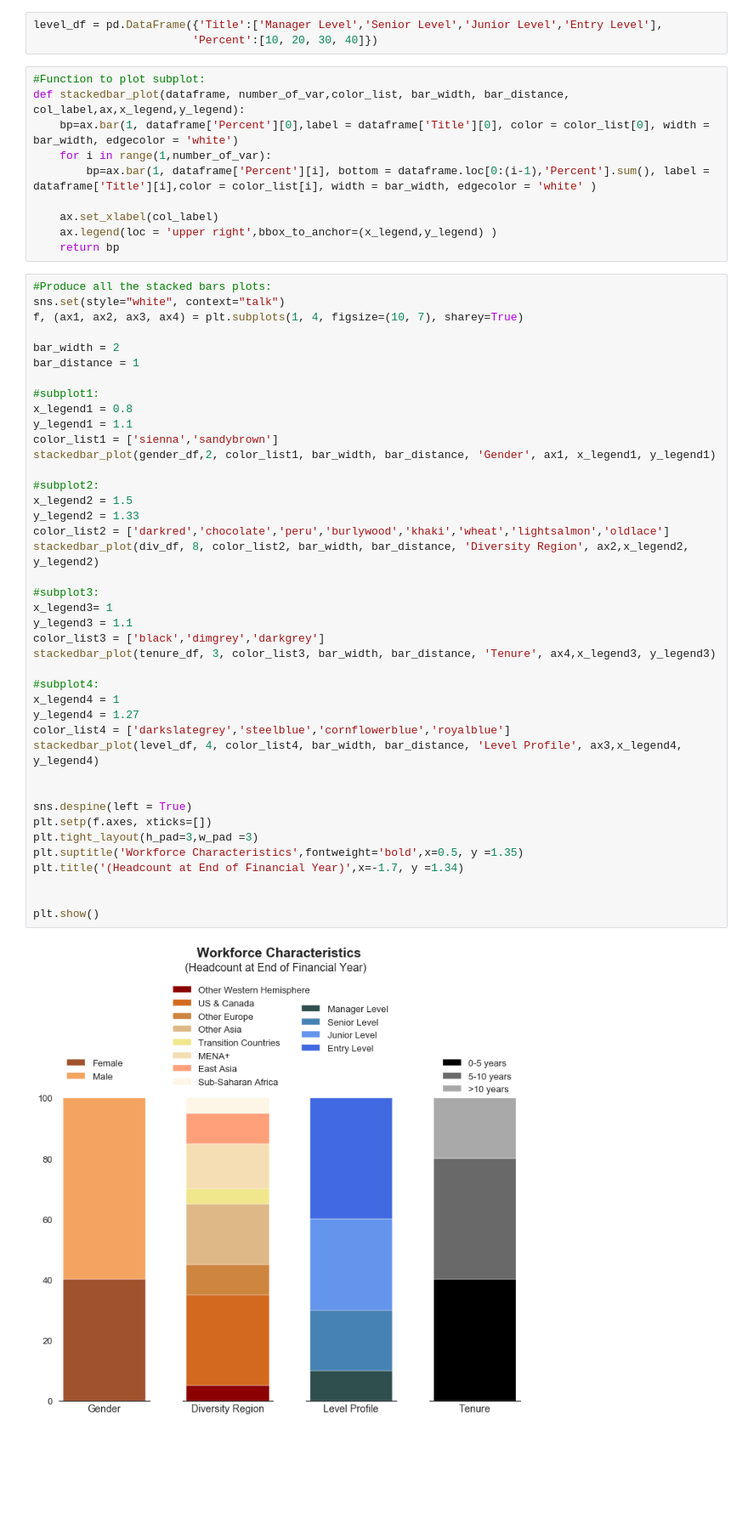
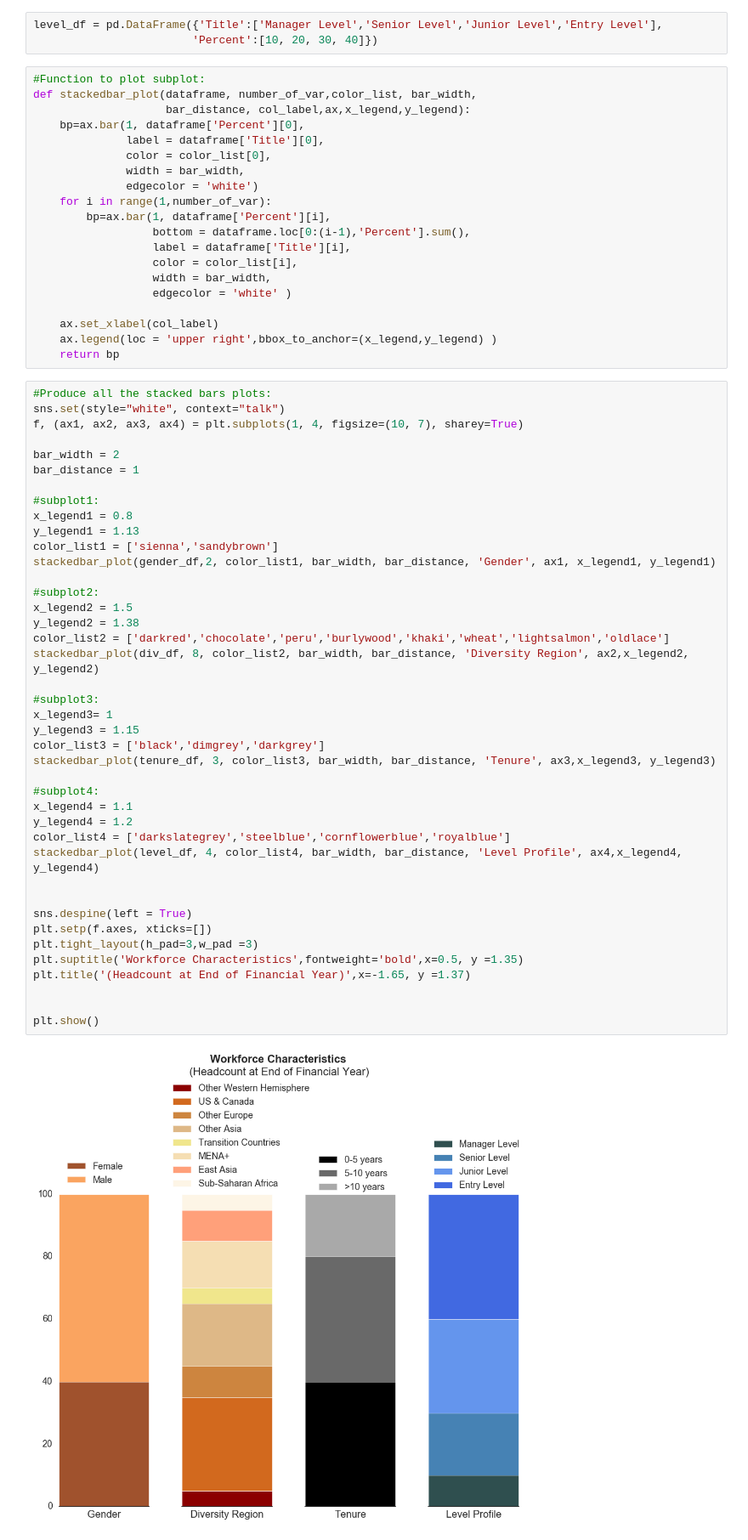
Before and after one commit to hailey0huong/seaborn_stacked_bars_plot.ipynb, a Jupyter notebook: seaborn_stacked_bars_plot.ipynb, the cells around one changed output. Shown at 85% size. Drawn from its saved outputs; the diff is of its cells as text; blank space fills up the shorter version.

Commit message:
Seaborn stacked bar chart
to produce many stacked bar charts in one view using Seaborn

```diff
--- a/seaborn_stacked_bars_plot.ipynb
+++ b/seaborn_stacked_bars_plot.ipynb
@@ -17,10 +17,20 @@ level_df = pd.DataFrame({'Title':['Manager Level','Senior Level','Junior Level',
                         'Percent':[10, 20, 30, 40]})
 # %%
 #Function to plot subplot:
-def stackedbar_plot(dataframe, number_of_var,color_list, bar_width, bar_distance, col_label,ax,x_legend,y_legend):
-    bp=ax.bar(1, dataframe['Percent'][0],label = dataframe['Title'][0], color = color_list[0], width = bar_width, edgecolor = 'white')
+def stackedbar_plot(dataframe, number_of_var,color_list, bar_width,
+                    bar_distance, col_label,ax,x_legend,y_legend):
+    bp=ax.bar(1, dataframe['Percent'][0],
+              label = dataframe['Title'][0],
+              color = color_list[0],
+              width = bar_width,
+              edgecolor = 'white')
     for i in range(1,number_of_var):
-        bp=ax.bar(1, dataframe['Percent'][i], bottom = dataframe.loc[0:(i-1),'Percent'].sum(), label = dataframe['Title'][i],color = color_list[i], width = bar_width, edgecolor = 'white' )
+        bp=ax.bar(1, dataframe['Percent'][i],
+                  bottom = dataframe.loc[0:(i-1),'Percent'].sum(),
+                  label = dataframe['Title'][i],
+                  color = color_list[i],
+                  width = bar_width,
+                  edgecolor = 'white' )
 
     ax.set_xlabel(col_label)
     ax.legend(loc = 'upper right',bbox_to_anchor=(x_legend,y_legend) )
@@ -32,39 +42,39 @@ f, (ax1, ax2, ax3, ax4) = plt.subplots(1, 4, figsize=(10, 7), sharey=True)
 
 bar_width = 2
 bar_distance = 1
 
 #subplot1:
 x_legend1 = 0.8
-y_legend1 = 1.1
+y_legend1 = 1.13
 color_list1 = ['sienna','sandybrown']
 stackedbar_plot(gender_df,2, color_list1, bar_width, bar_distance, 'Gender', ax1, x_legend1, y_legend1)
 
 #subplot2:
 x_legend2 = 1.5
-y_legend2 = 1.33
+y_legend2 = 1.38
 color_list2 = ['darkred','chocolate','peru','burlywood','khaki','wheat','lightsalmon','oldlace']
 stackedbar_plot(div_df, 8, color_list2, bar_width, bar_distance, 'Diversity Region', ax2,x_legend2, y_legend2)
 
 #subplot3:
 x_legend3= 1
-y_legend3 = 1.1
+y_legend3 = 1.15
 color_list3 = ['black','dimgrey','darkgrey']
-stackedbar_plot(tenure_df, 3, color_list3, bar_width, bar_distance, 'Tenure', ax4,x_legend3, y_legend3)
+stackedbar_plot(tenure_df, 3, color_list3, bar_width, bar_distance, 'Tenure', ax3,x_legend3, y_legend3)
 
 #subplot4:
-x_legend4 = 1
-y_legend4 = 1.27
+x_legend4 = 1.1
+y_legend4 = 1.2
 color_list4 = ['darkslategrey','steelblue','cornflowerblue','royalblue']
-stackedbar_plot(level_df, 4, color_list4, bar_width, bar_distance, 'Level Profile', ax3,x_legend4, y_legend4)
+stackedbar_plot(level_df, 4, color_list4, bar_width, bar_distance, 'Level Profile', ax4,x_legend4, y_legend4)
 
 
 sns.despine(left = True)
 plt.setp(f.axes, xticks=[])
 plt.tight_layout(h_pad=3,w_pad =3)
 plt.suptitle('Workforce Characteristics',fontweight='bold',x=0.5, y =1.35)
-plt.title('(Headcount at End of Financial Year)',x=-1.7, y =1.34)
+plt.title('(Headcount at End of Financial Year)',x=-1.65, y =1.37)
 
 
 plt.show()
 # %% [output]
-[figure, old version]
+[figure, new version]
```
Also changed, not shown: 1 other file.
